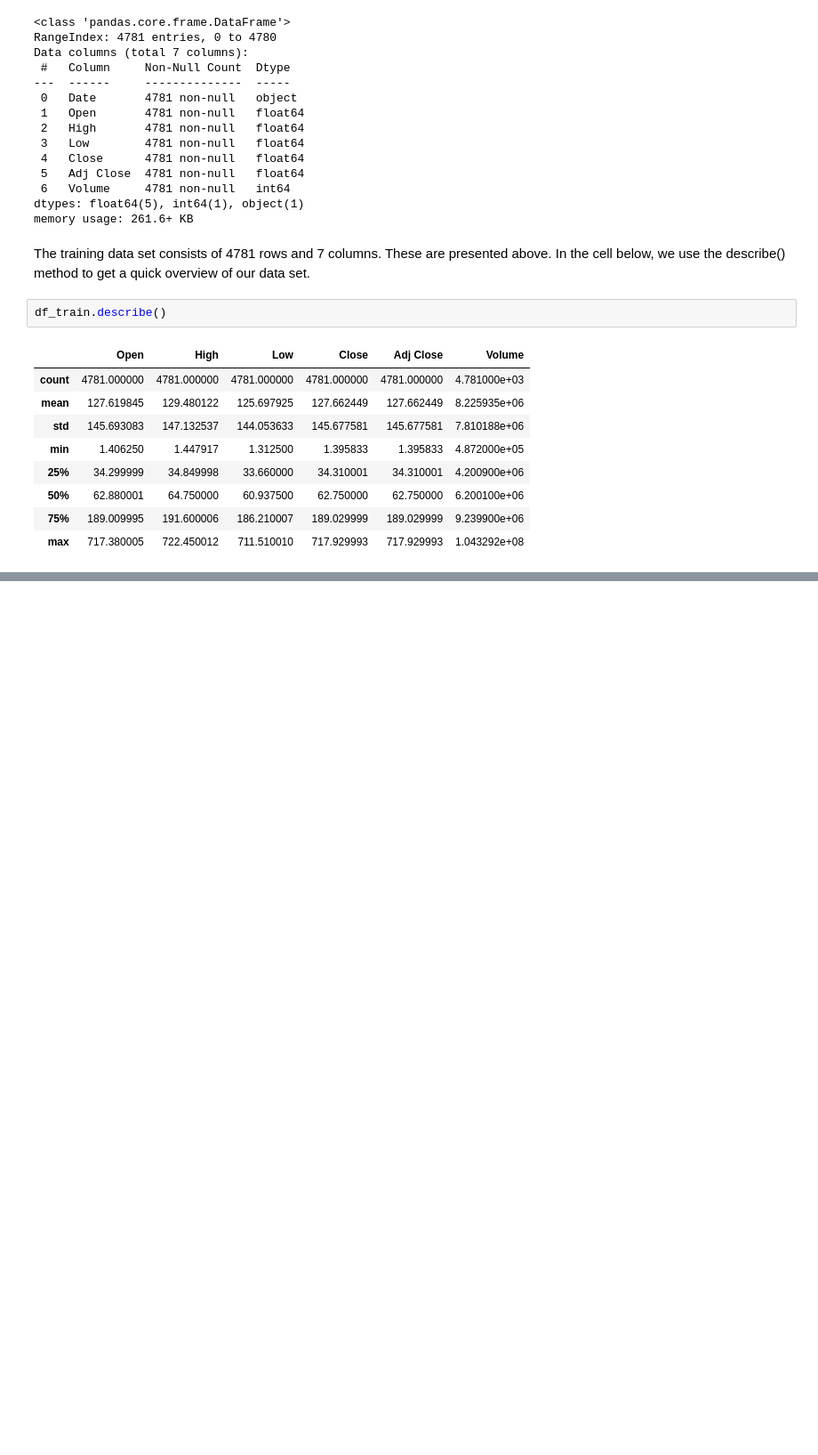
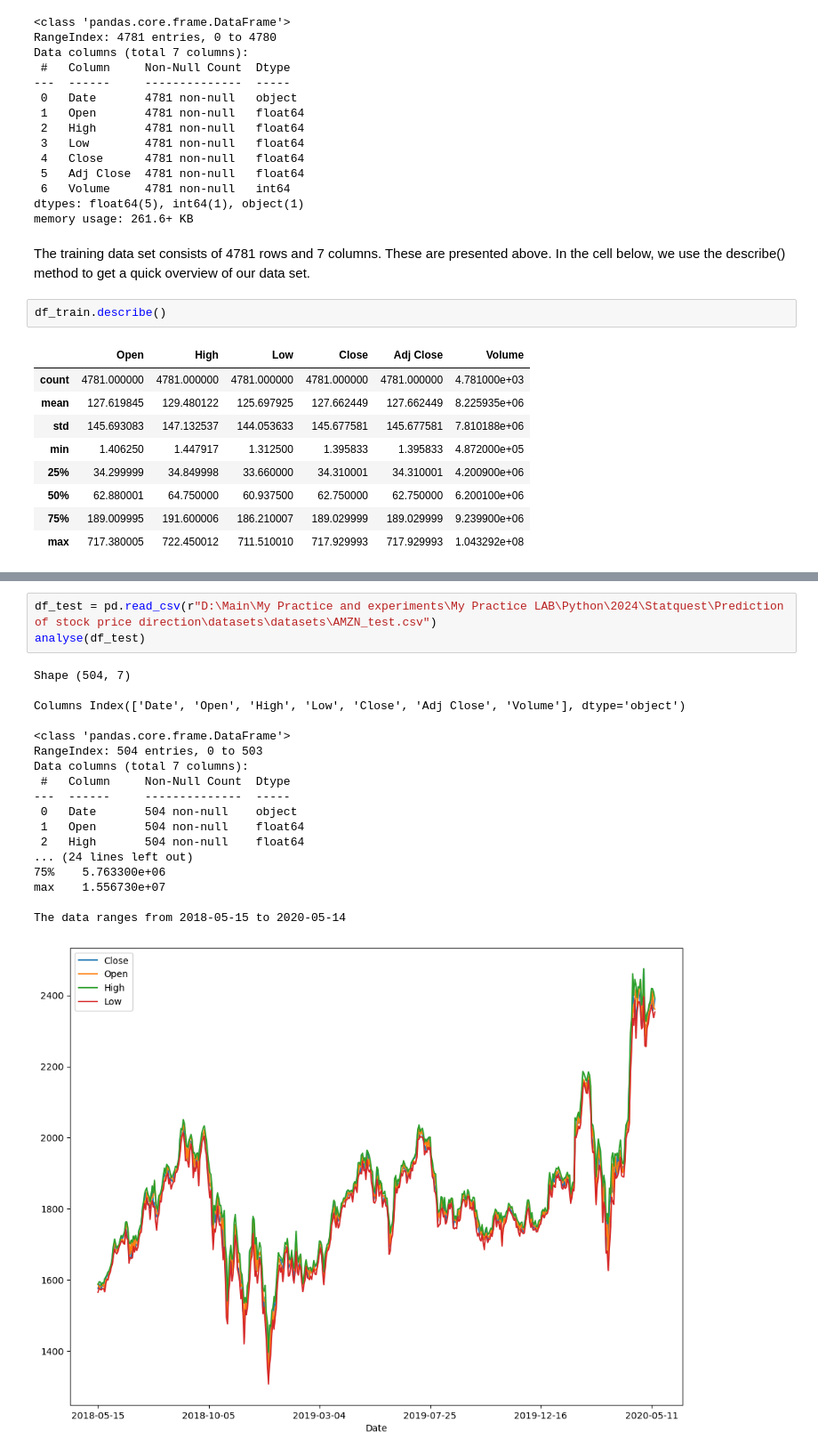
Before and after one commit to abhdhar-1618/Python, a Jupyter notebook: SQ/Prediction of stock price direction.ipynb, the cells around one changed output, grey strips where cells are left out. Shown at 89% size. Cells and saved outputs as stored; diff of their text form; blank space fills up the shorter version.

```diff
--- a/SQ/Prediction of stock price direction.ipynb
+++ b/SQ/Prediction of stock price direction.ipynb
@@ -59,0 +123,22 @@ df_train.describe()
+# %%
+df_test = pd.read_csv(r"D:\Main\My Practice and experiments\My Practice LAB\Python\2024\Statquest\Prediction of stock price direction\datasets\datasets\AMZN_test.csv")
+analyse(df_test)
+# %% [output]
+Shape (504, 7)
+
+Columns Index(['Date', 'Open', 'High', 'Low', 'Close', 'Adj Close', 'Volume'], dtype='object')
+
+<class 'pandas.core.frame.DataFrame'>
+RangeIndex: 504 entries, 0 to 503
+Data columns (total 7 columns):
+ #   Column     Non-Null Count  Dtype
+---  ------     --------------  -----
+ 0   Date       504 non-null    object
+ 1   Open       504 non-null    float64
+ 2   High       504 non-null    float64
+... (24 lines left out)
+75%    5.763300e+06
+max    1.556730e+07
+
+The data ranges from 2018-05-15 to 2020-05-14
+[figure, added]
```
Also changed, not shown: parts of 30 cells of this notebook, 1 other file.
